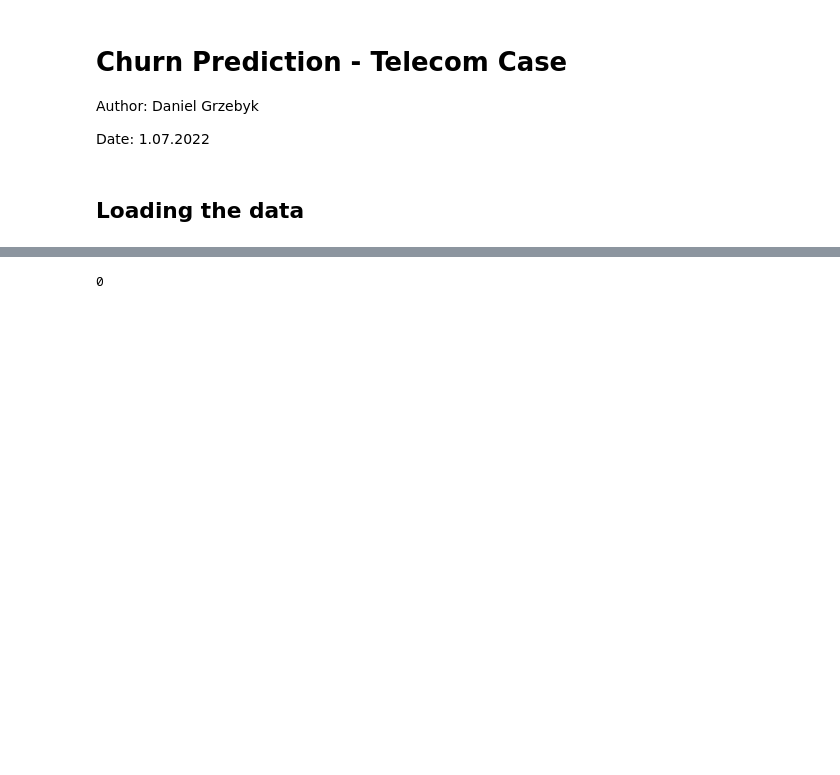
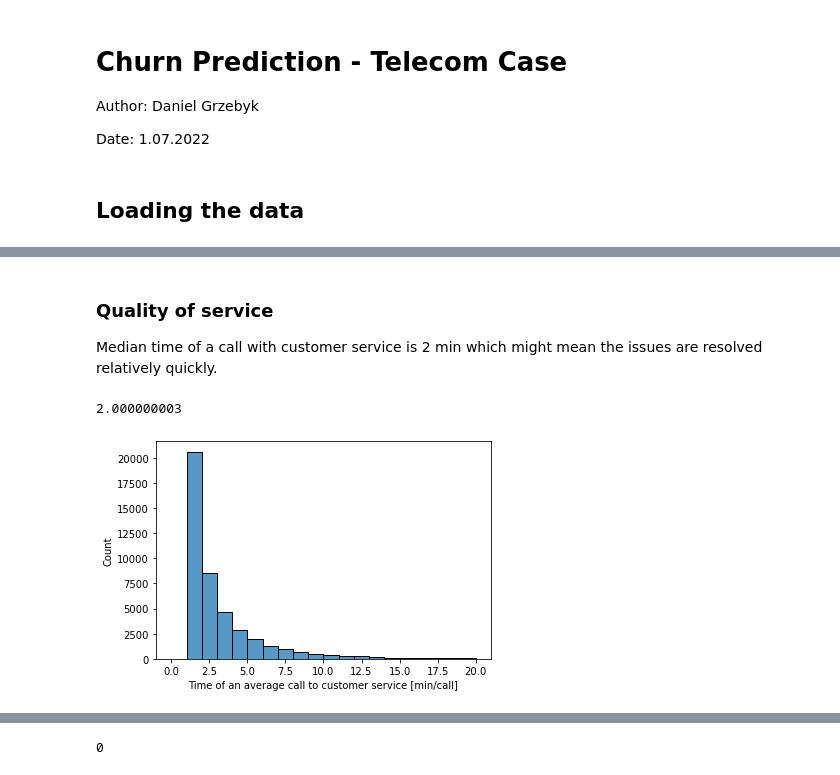
Before and after one commit to dgrzebyk/data_analysis, a Jupyter notebook: customer_churn.ipynb, the cells around one changed output, grey strips where cells are left out. Saved outputs shown, nothing was run; the diff lists cells and outputs as text; code cells hidden in the pictures; blank space fills up the shorter version.

```diff
--- a/customer_churn.ipynb
+++ b/customer_churn.ipynb
@@ -149,0 +157,13 @@ sns.histplot(df['actsubs_ratio'])
+# %% [markdown]
+### Quality of service
+Median time of a call with customer service is 2 min which might mean the issues are resolved relatively quickly.
+# %%
+(df['ccrndmou_Mean'] / df['custcare_Mean']).median()
+# %% [output]
+2.000000003
+# %%
+sns.histplot(df['ccrndmou_Mean'] / df['custcare_Mean'], binrange=(0, 20), binwidth=1)
+plt.xlabel("Time of an average call to customer service [min/call]")
+plt.show()
+# %% [output]
+[figure, added]
```
Also changed, not shown: parts of 82 cells of this notebook.
